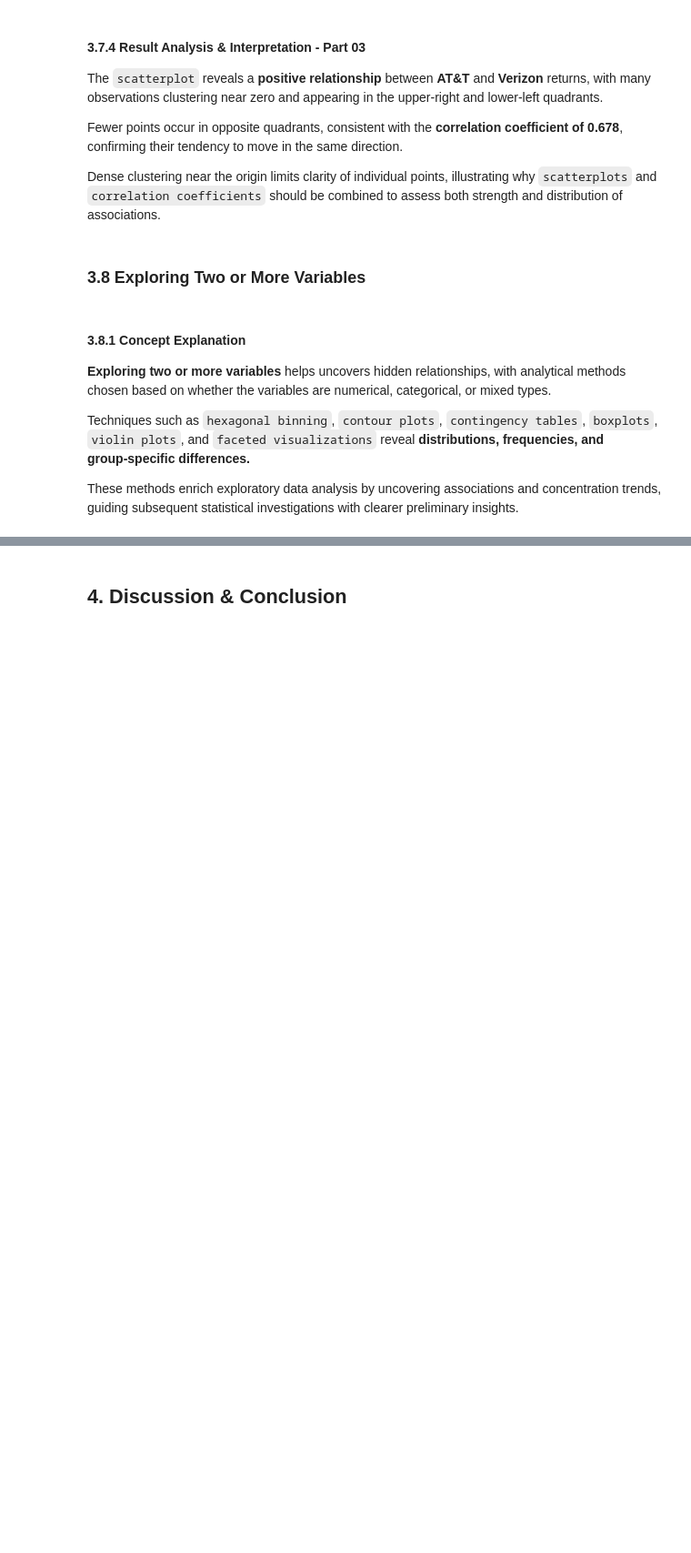
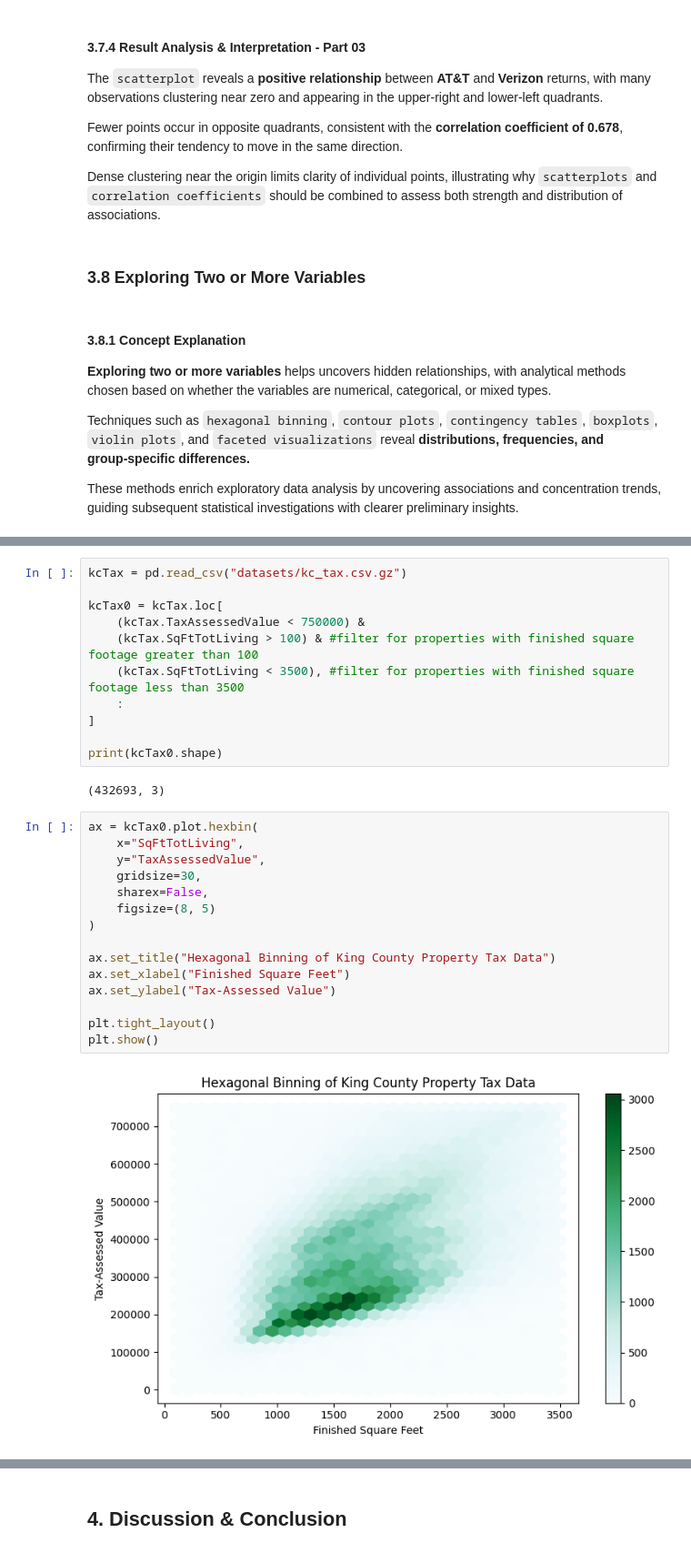
Before and after one commit to kinanpta/Practical-Statistics-for-Data-Scientists, a Jupyter notebook: Chapter01_Exploratory_Data_Analysis.ipynb, the cells around one changed output, grey strips where cells are left out. Shown at 91% size. Saved outputs shown, nothing was run; the diff lists cells and outputs as text; blank space fills up the shorter version.

```diff
--- a/Chapter01_Exploratory_Data_Analysis.ipynb
+++ b/Chapter01_Exploratory_Data_Analysis.ipynb
@@ -867,0 +872,30 @@ These methods enrich exploratory data analysis by uncovering associations and co
+# %%
+kcTax = pd.read_csv("datasets/kc_tax.csv.gz")
+
+kcTax0 = kcTax.loc[
+    (kcTax.TaxAssessedValue < 750000) &
+    (kcTax.SqFtTotLiving > 100) & #filter for properties with finished square footage greater than 100
+    (kcTax.SqFtTotLiving < 3500), #filter for properties with finished square footage less than 3500
+    :
+]
+
+print(kcTax0.shape)
+# %% [output]
+(432693, 3)
+# %%
+ax = kcTax0.plot.hexbin(
+    x="SqFtTotLiving",
+    y="TaxAssessedValue",
+    gridsize=30,
+    sharex=False,
+    figsize=(8, 5)
+)
+
+ax.set_title("Hexagonal Binning of King County Property Tax Data")
+ax.set_xlabel("Finished Square Feet")
+ax.set_ylabel("Tax-Assessed Value")
+
+plt.tight_layout()
+plt.show()
+# %% [output]
+[figure, added]
```
Also changed, not shown: parts of 3 cells of this notebook.
